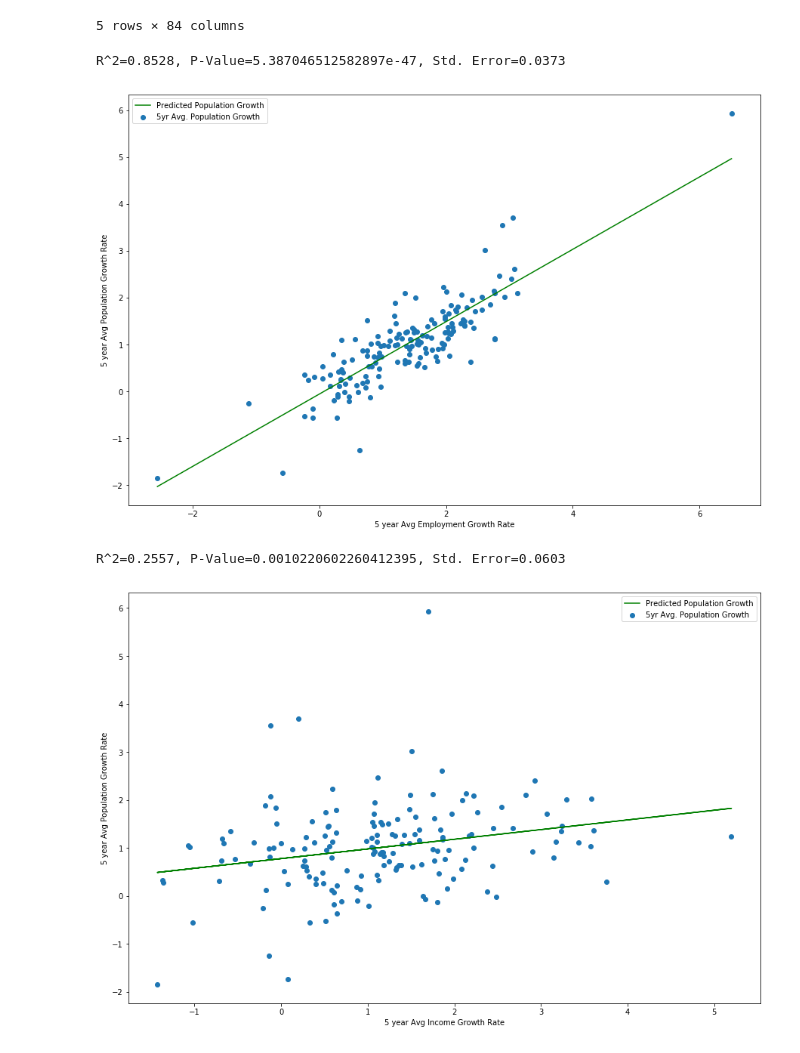
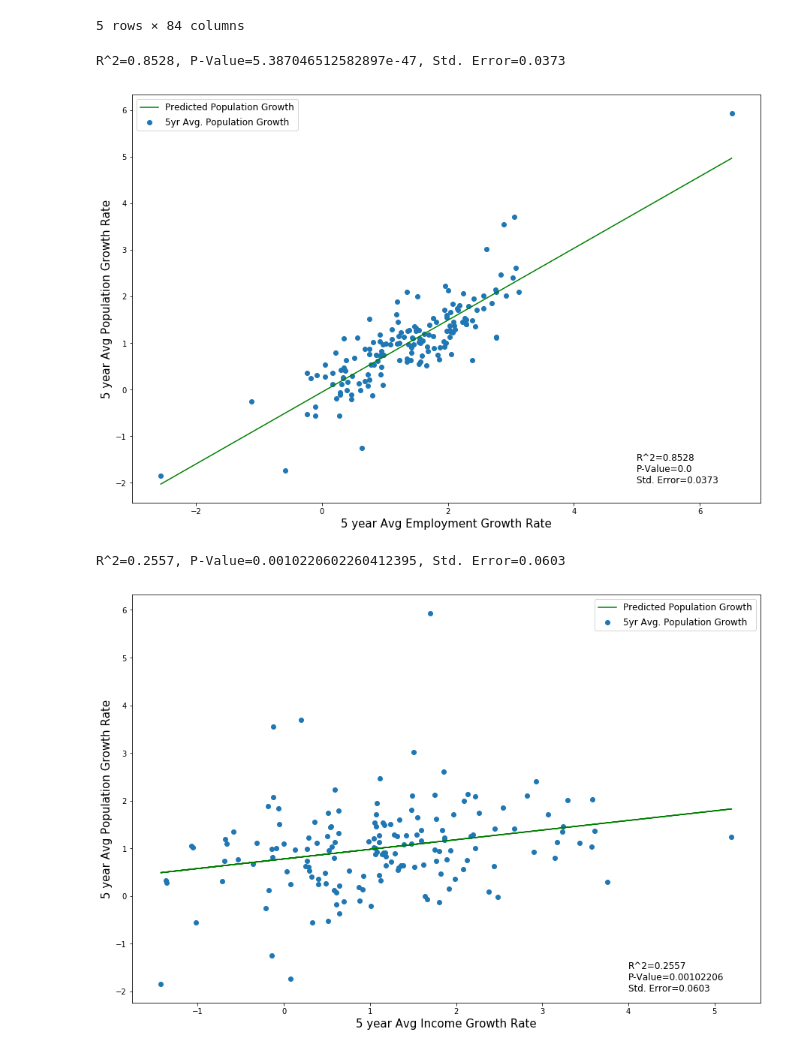
Before and after one commit to paulinatharail/Project_1_Fastest_Growing_Cities, a Jupyter notebook: Linear_Regression.ipynb, the cells around one changed output. Saved outputs shown, nothing was run; the diff lists cells and outputs as text; code cells hidden in the pictures.

```diff
--- a/Linear_Regression.ipynb
+++ b/Linear_Regression.ipynb
@@ -31,34 +31,38 @@ pop_200_df.head()
 #print(f'Prediction(x) = {slope:0.4f} * x + {intercept:0.4f}')
 
 #pop_200_split_df['P_pop_Rent'] = slope * pop_200_split_df['Total Population'] + intercept
 pop_200_df['P_pop_growth_based_Empl'] = slope * pop_200_df['5-Year Average Employed Growth Rate'] + intercept
 print(f"R^2={round(rval,4)}, P-Value={pval}, Std. Error={round(stderr,4)}")
 
 
 
 plt.figure(figsize=(15,10))
 
 #pop_200_split_df.plot('Total Population', 'P_pop_Rent', kind = 'scatter')
 plt.scatter(pop_200_df['5-Year Average Employed Growth Rate']
          , pop_200_df['5-Year Average Population Growth Rate']
          )
 
 plt.plot(pop_200_df['5-Year Average Employed Growth Rate']
          , pop_200_df['P_pop_growth_based_Empl']
          , color='green'
        #, label="Predicted population growth"
        )
 
 plt.xlabel("5 year Avg Employment Growth Rate", fontsize=15)
 plt.ylabel("5 year Avg Population Growth Rate", fontsize=15)
 
+
+stats= f"R^2={round(rval,4)}\nP-Value={round(pval,8)}\nStd. Error={round(stderr,4)}"
+
+plt.text(5, -2, stats, fontsize=12)
 plt.legend(['Predicted Population Growth', '5yr Avg. Population Growth'],loc='best', fontsize=12)
 
 
 plt.savefig("Images/LinRegress_Empl_Grwth_Vs_Pop_Grwth.png")
 # %% [output]
 R^2=0.8528, P-Value=5.387046512582897e-47, Std. Error=0.0373
-[figure, old version]
+[figure, new version]
 # %%
 # 5-yr Avg Income growth rate vs 5-yr Avg Population growth rate
 
@@ -90,13 +94,16 @@ plt.plot(pop_200_df['5-Year Average Median Household Income Growth Rate']
 plt.xlabel("5 year Avg Income Growth Rate", fontsize=15)
 plt.ylabel("5 year Avg Population Growth Rate", fontsize=15)
 
+stats= f"R^2={round(rval,4)}\nP-Value={round(pval,8)}\nStd. Error={round(stderr,4)}"
+
+plt.text(4, -2, stats, fontsize=12)
 plt.legend(['Predicted Population Growth', '5yr Avg. Population Growth'],loc='best',  fontsize=12)
 
 
 plt.savefig("Images/LinRegress_Incme_Grwth_Vs_Pop_Grwth.png")
 # %% [output]
 R^2=0.2557, P-Value=0.0010220602260412395, Std. Error=0.0603
-[figure, old version]
+[figure, new version]
 # %%
 # 5-yr Avg Rent growth rate vs 5-yr Avg Population growth rate
 
```
Also changed, not shown: parts of 2 cells of this notebook, 4 other files.
